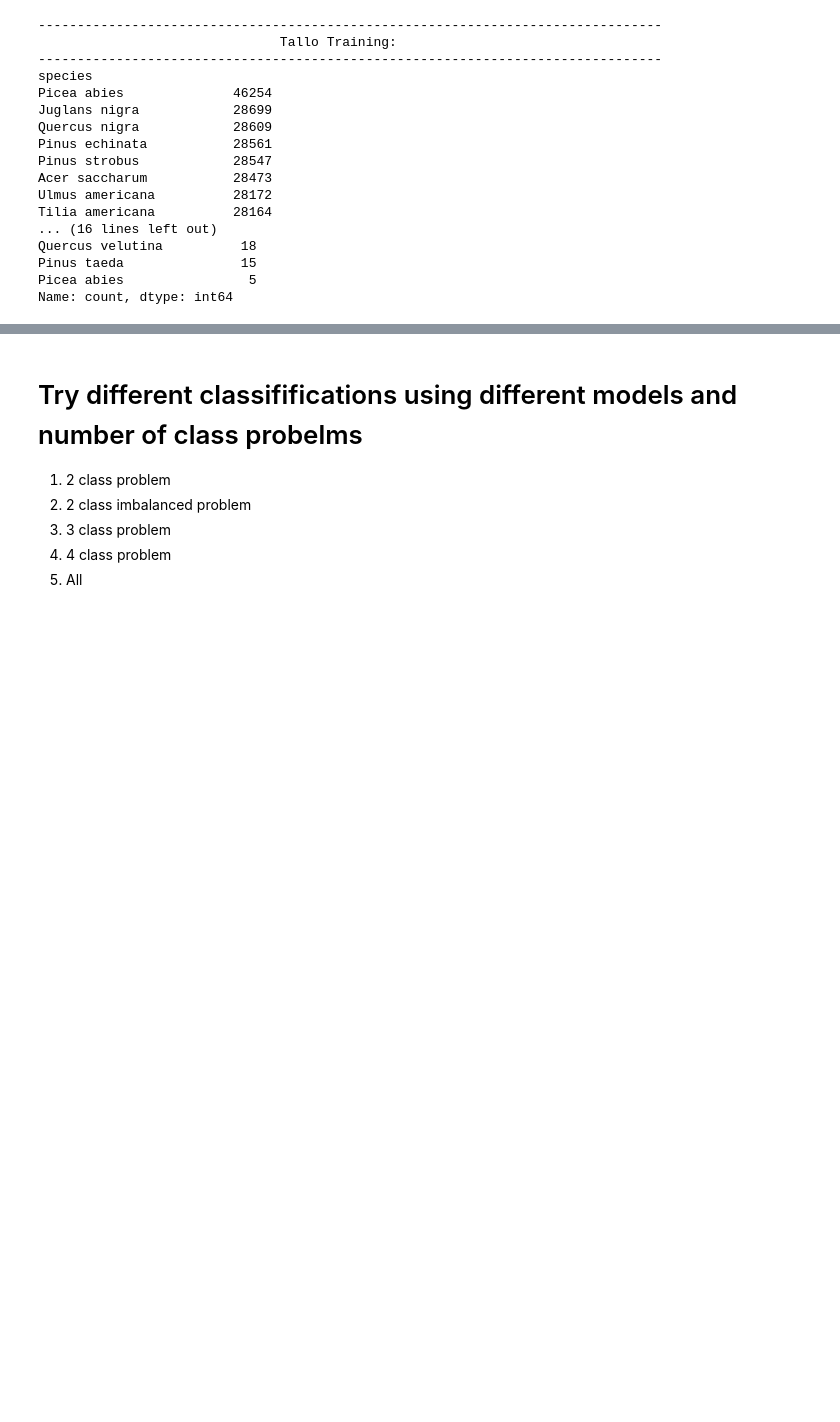
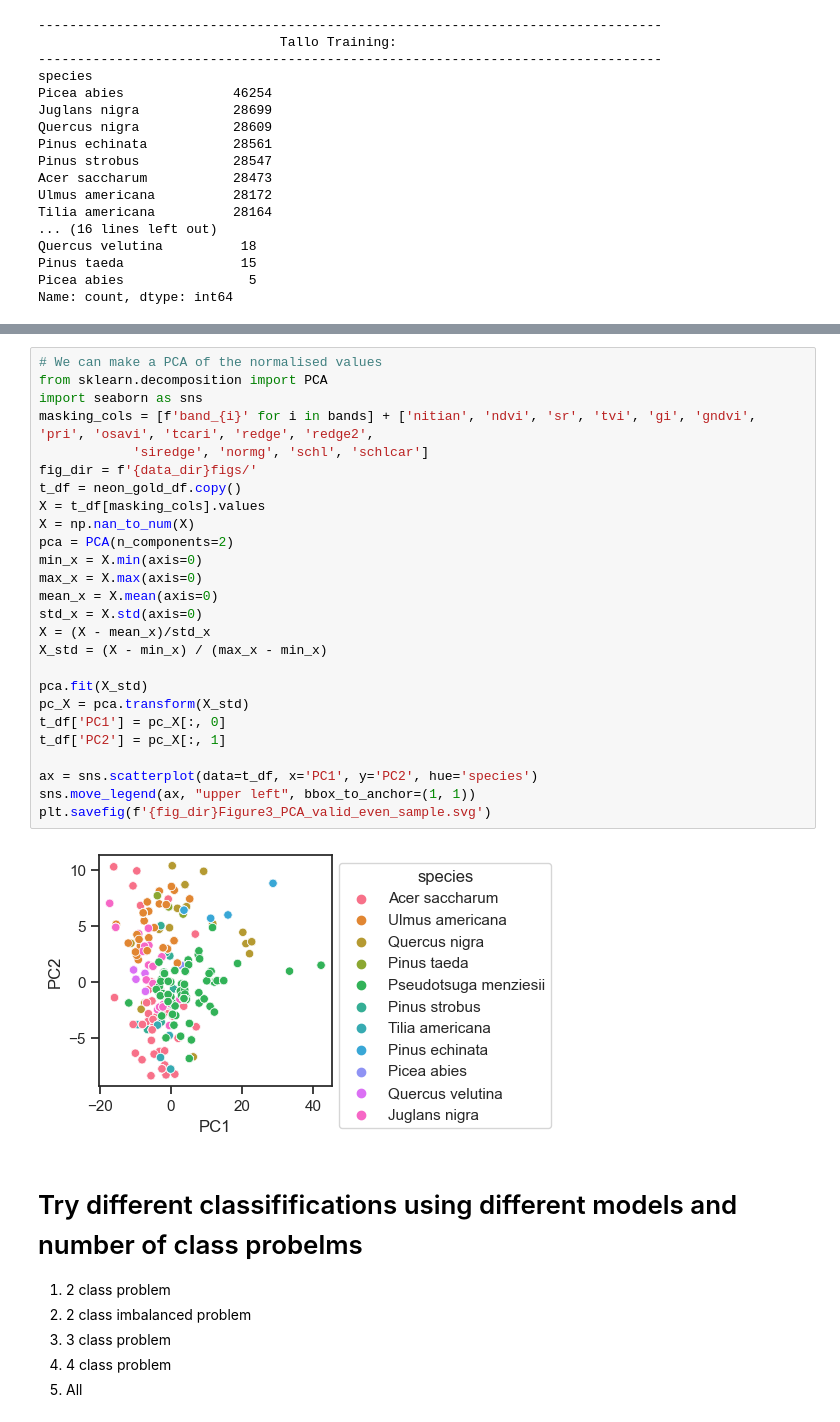
Before and after one commit to ArianeMora/remseno, a Jupyter notebook: notebooks/N3_ML.ipynb, the cells around one changed output, grey strips where cells are left out. Cells and saved outputs as stored; diff of their text form; blank space fills up the shorter version.

```diff
--- a/notebooks/N3_ML.ipynb
+++ b/notebooks/N3_ML.ipynb
@@ -80,3 +166,31 @@ Name: count, dtype: int64
+# %%
+# We can make a PCA of the normalised values
+from sklearn.decomposition import PCA
+import seaborn as sns
+masking_cols = [f'band_{i}' for i in bands] + ['nitian', 'ndvi', 'sr', 'tvi', 'gi', 'gndvi', 'pri', 'osavi', 'tcari', 'redge', 'redge2',
+            'siredge', 'normg', 'schl', 'schlcar']
+fig_dir = f'{data_dir}figs/'
+t_df = neon_gold_df.copy()
+X = t_df[masking_cols].values
+X = np.nan_to_num(X)
+pca = PCA(n_components=2)
+min_x = X.min(axis=0)
+max_x = X.max(axis=0)
+mean_x = X.mean(axis=0)
+std_x = X.std(axis=0)
+X = (X - mean_x)/std_x
+X_std = (X - min_x) / (max_x - min_x)
+
+pca.fit(X_std)
+pc_X = pca.transform(X_std)
+t_df['PC1'] = pc_X[:, 0]
+t_df['PC2'] = pc_X[:, 1]
+
+ax = sns.scatterplot(data=t_df, x='PC1', y='PC2', hue='species')
+sns.move_legend(ax, "upper left", bbox_to_anchor=(1, 1))
+plt.savefig(f'{fig_dir}Figure3_PCA_valid_even_sample.svg')
+# %% [output]
+[figure, added]
 # %% [markdown]
 # Try different classififications using different models and number of class probelms
 
```
Also changed, not shown: parts of 27 cells of this notebook, 1 other file.
